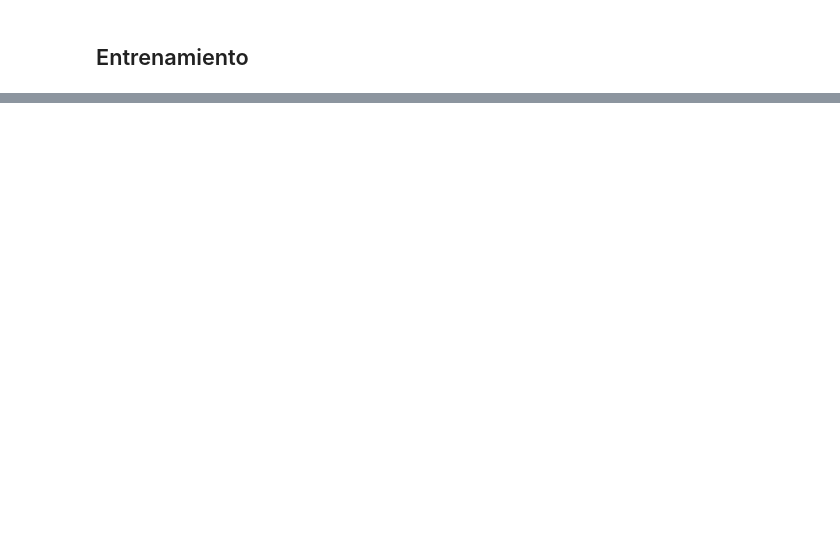
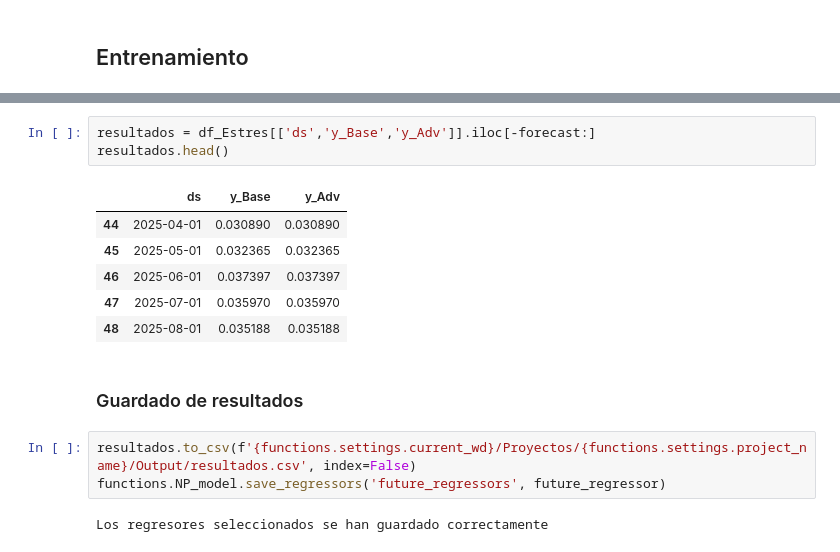
Before and after one commit to BRM17632/ir-ESC, a Jupyter notebook: Cascaron_NProphet.ipynb, the cells around one changed output, grey strips where cells are left out. Drawn from its saved outputs; the diff is of its cells as text; blank space fills up the shorter version.

```diff
--- a/Cascaron_NProphet.ipynb
+++ b/Cascaron_NProphet.ipynb
@@ -412,0 +594,17 @@ ModuleNotFoundError: No module named 'lightning'
+# %%
+resultados = df_Estres[['ds','y_Base','y_Adv']].iloc[-forecast:]
+resultados.head()
+# %% [output]
+|  | ds | y_Base | y_Adv |
+| 44 | 2025-04-01 | 0.030890 | 0.030890 |
+| 45 | 2025-05-01 | 0.032365 | 0.032365 |
+| 46 | 2025-06-01 | 0.037397 | 0.037397 |
+| 47 | 2025-07-01 | 0.035970 | 0.035970 |
+| 48 | 2025-08-01 | 0.035188 | 0.035188 |
+# %% [markdown]
+### Guardado de resultados
+# %%
+resultados.to_csv(f'{functions.settings.current_wd}/Proyectos/{functions.settings.project_name}/Output/resultados.csv', index=False)
+functions.NP_model.save_regressors('future_regressors', future_regressor)
+# %% [output]
+Los regresores seleccionados se han guardado correctamente
```
Also changed, not shown: parts of 70 cells of this notebook.
